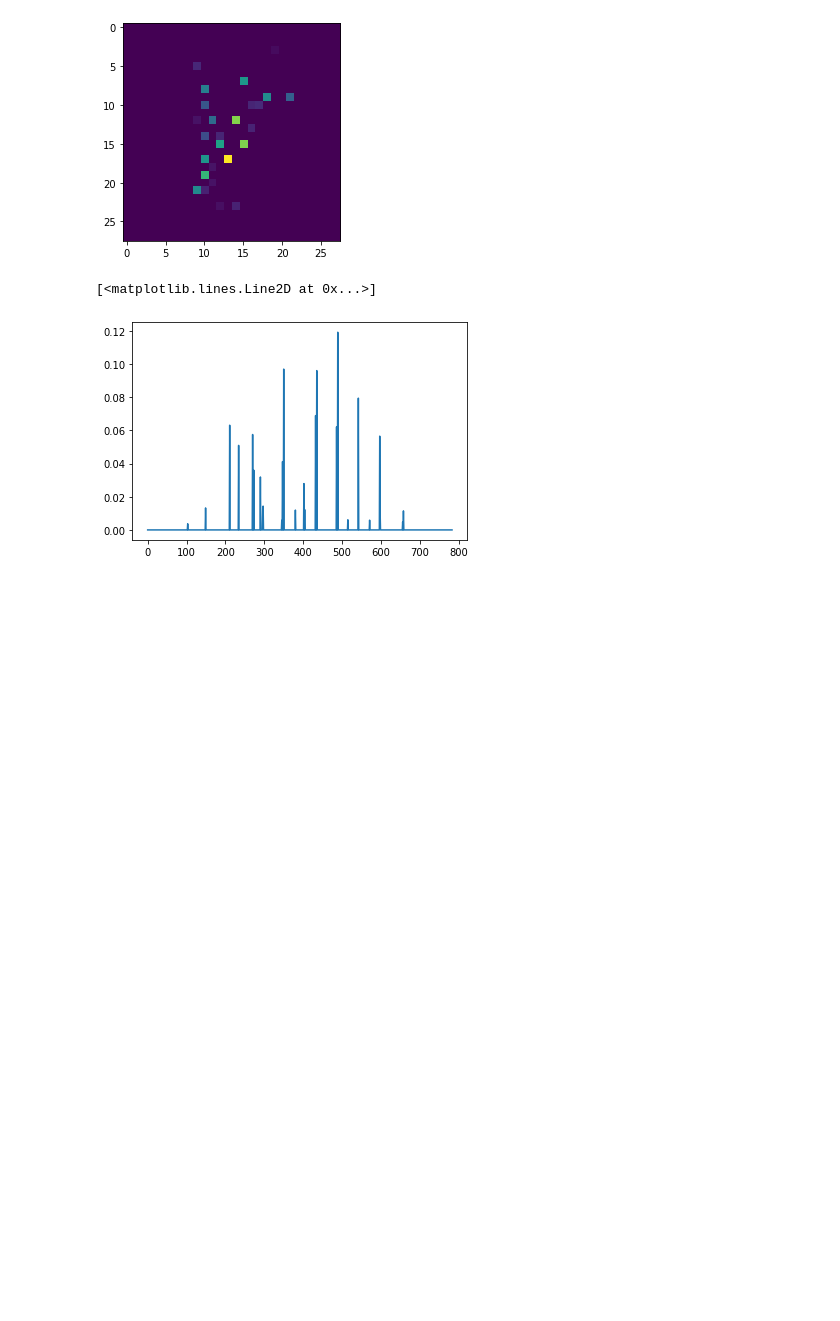
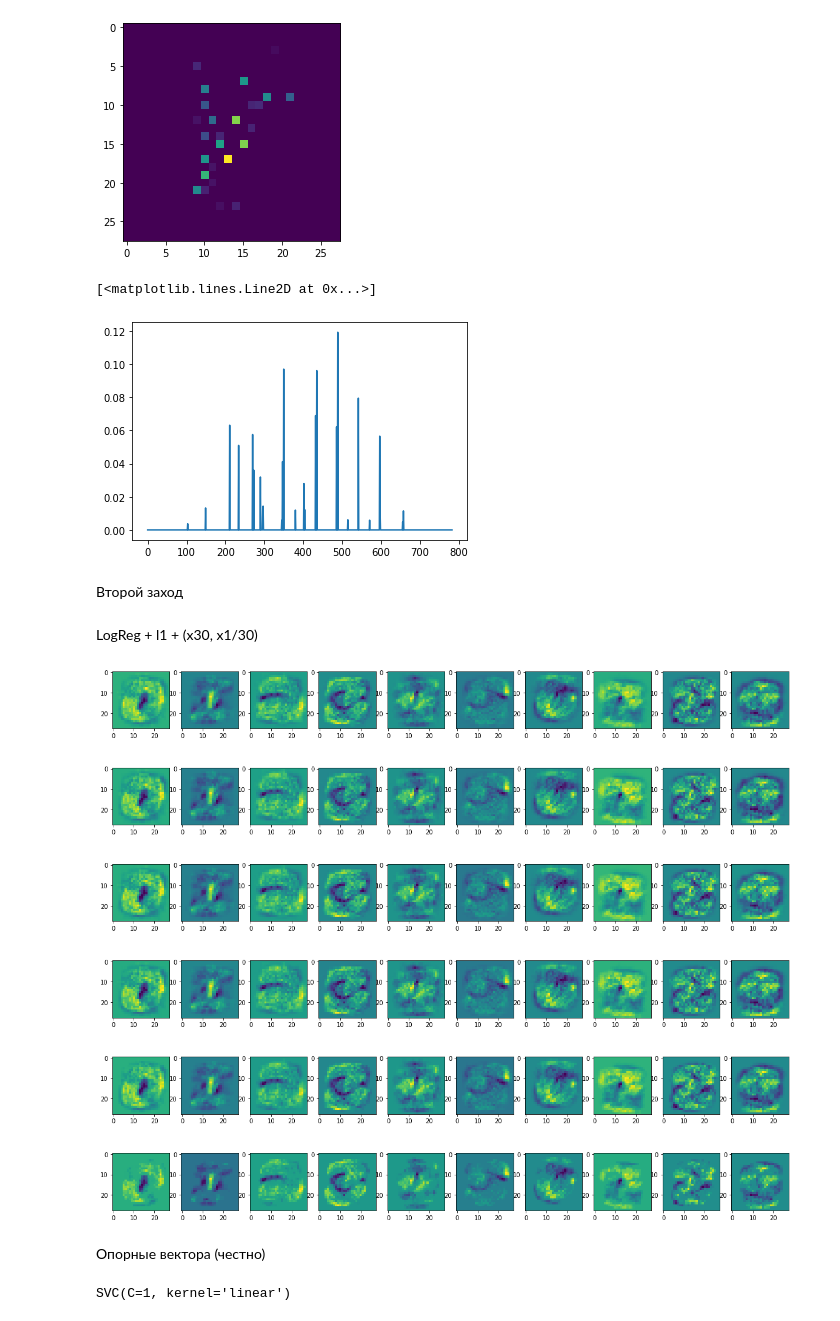
Before and after one commit to BearingBall/ML, a Jupyter notebook: 3.ipynb, the cells around one changed output. Cells and saved outputs as stored; diff of their text form; code cells hidden in the pictures; blank space fills up the shorter version.

```diff
--- a/3.ipynb
+++ b/3.ipynb
@@ -173,3 +173,29 @@ plt.plot(model.feature_importances_)
 # %% [output]
 [<matplotlib.lines.Line2D at 0x...>]
 [figure]
+# %% [markdown]
+Второй заход
+# %% [markdown]
+LogReg + l1 + (x30, x1/30)
+# %%
+import matplotlib.pyplot as plt
+X_train, X_test, y_train, y_test = train_test_split(X, y, random_state=42)
+plt.figure(figsize=(20,20))
+for i in range(0,6):
+    model = LogisticRegression(C=50.0 * pow(10,-i), penalty="l1", solver="saga", tol=0.1)
+    model.fit(X_train, y_train)
+    for j in range(10):
+        plt.subplot(7,10,i*10+j+1)
+        plt.imshow(model.coef_[j].reshape(28,28))
+# %% [output]
+[figure, added]
+# %% [markdown]
+Опорные вектора (честно)
+# %%
+X_local = X[np.logical_or(y == '1', y == '7')]
+y_local = y[np.logical_or(y == '1', y == '7')]
+
+model = SVC(kernel="linear", C=1)
+model.fit(X_local, y_local)
+# %% [output]
+SVC(C=1, kernel='linear')
```
Also changed, not shown: parts of 7 cells of this notebook.
